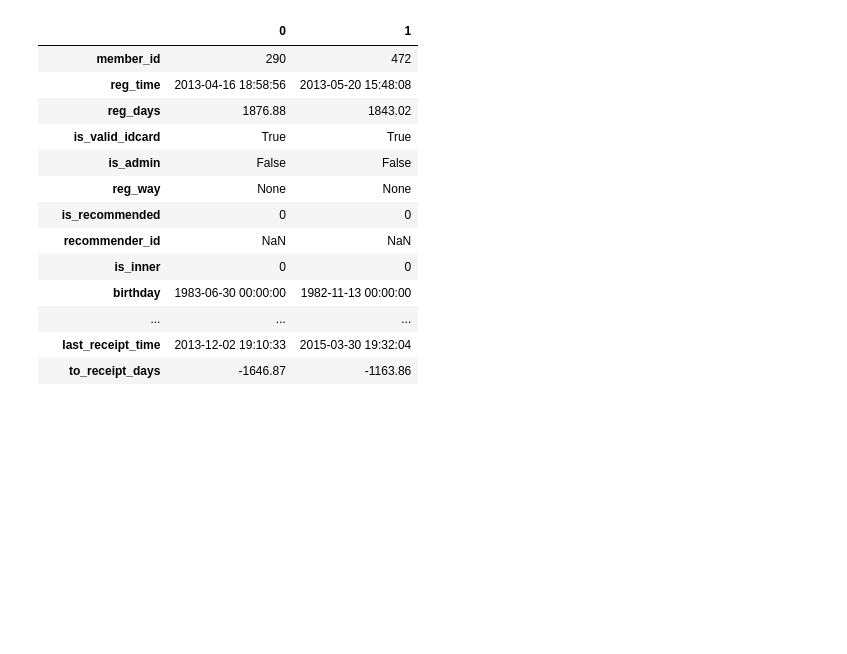
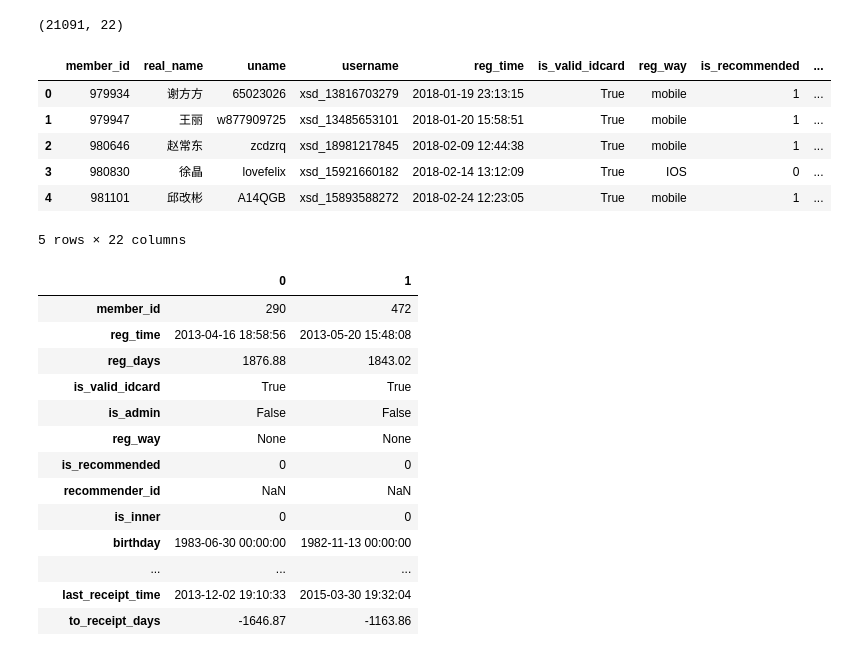
Before and after one commit to nethuad/works, a Jupyter notebook: pys/portrait/portrait.ipynb, the cells around one changed output. Saved outputs shown, nothing was run; the diff lists cells and outputs as text; code cells hidden in the pictures; blank space fills up the shorter version.

```diff
--- a/pys/portrait/portrait.ipynb
+++ b/pys/portrait/portrait.ipynb
@@ -15,0 +32,2 @@ from sqlalchemy import create_engine
+# %%
+member = pd.read_pickle('portrait_member_wide_analys.pkl')
@@ -16,3 +54,17 @@ from sqlalchemy import create_engine
+# %%
+member.shape
+# %% [output]
+(21091, 22)
+# %%
+member[member].head()
+# %% [output]
+|  | member_id | real_name | uname | username | reg_time | is_valid_idcard | reg_way | is_recommended | ... |
+| 0 | 979934 | 谢方方 | 65023026 | xsd_13816703279 | 2018-01-19 23:13:15 | True | mobile | 1 | ... |
+| 1 | 979947 | 王丽 | w877909725 | xsd_13485653101 | 2018-01-20 15:58:51 | True | mobile | 1 | ... |
+| 2 | 980646 | 赵常东 | zcdzrq | xsd_18981217845 | 2018-02-09 12:44:38 | True | mobile | 1 | ... |
+| 3 | 980830 | 徐晶 | lovefelix | xsd_15921660182 | 2018-02-14 13:12:09 | True | IOS | 0 | ... |
+| 4 | 981101 | 邱改彬 | A14QGB | xsd_15893588272 | 2018-02-24 12:23:05 | True | mobile | 1 | ... |
+5 rows × 22 columns
 # %%
 data = pd.read_pickle('member.pkl')
 # %%
```
Also changed, not shown: parts of 5 cells of this notebook, 8 other files.
